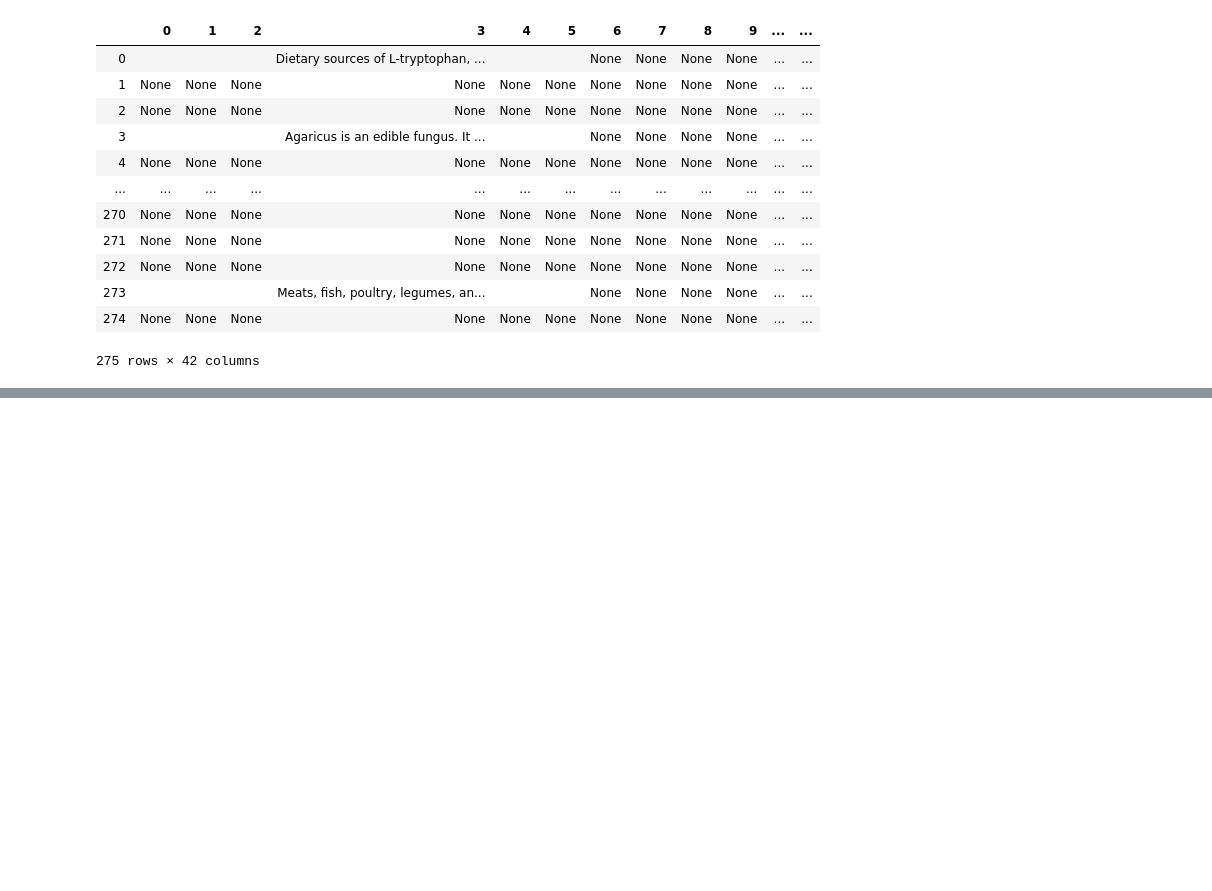
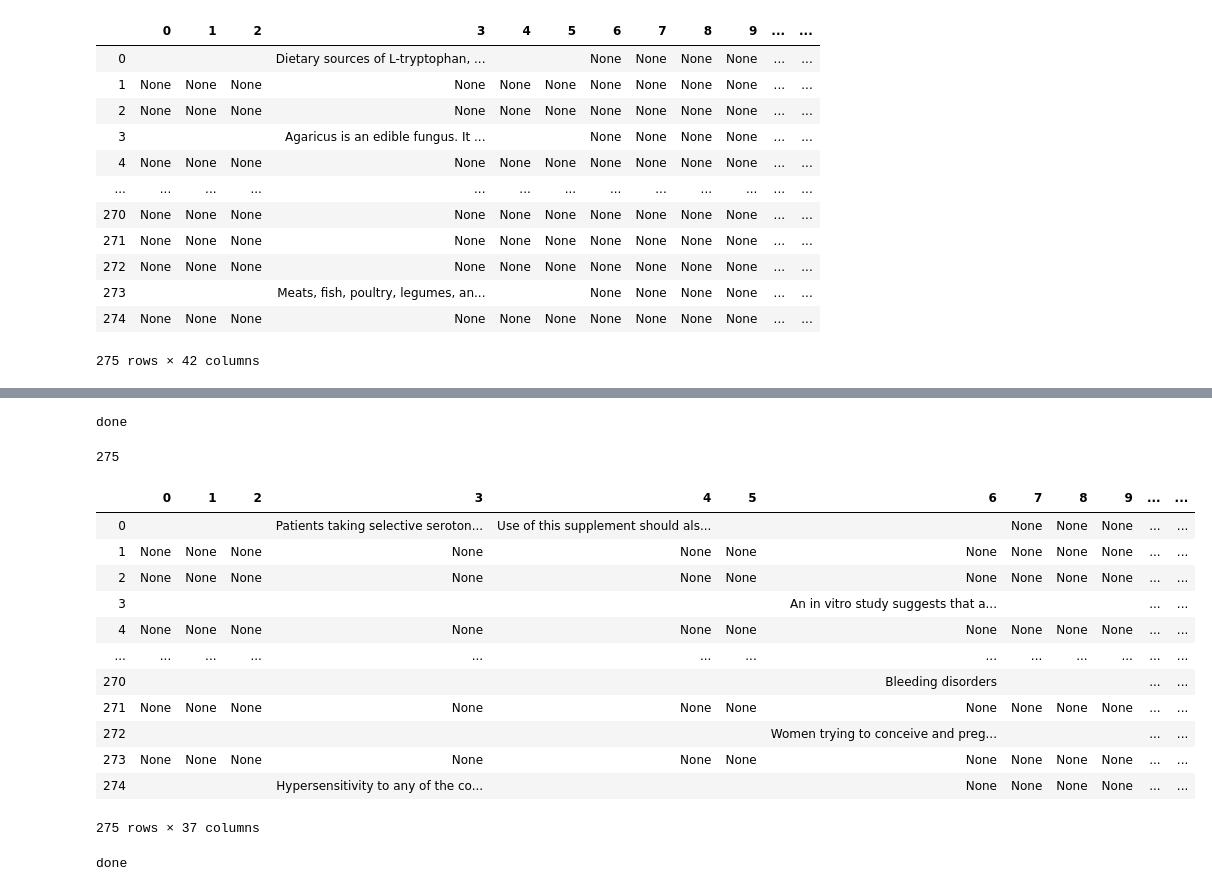
Before and after one commit to yingxuan0806/UROP-OncoRx, a Jupyter notebook: Data/About Herbs/scraper.ipynb, the cells around one changed output, grey strips where cells are left out. Drawn from its saved outputs; the diff is of its cells as text; code cells hidden in the pictures; blank space fills up the shorter version.

```diff
--- a/Data/About Herbs/scraper.ipynb
+++ b/Data/About Herbs/scraper.ipynb
@@ -1104,0 +1176,39 @@ print("done")
+# %%
+# h contraindications
+h_contra = []
+
+for i in range(len(link)):
+    response = requests.get(link[i])
+    data_ = response.text
+    soup = BeautifulSoup(data_, 'lxml')
+    contra = soup.find('div', class_ = """clearfix text-formatted field field-node--field-herb-contraindications field-name-field-herb-contraindications field-type-text-long""")
+    if contra is None:
+        h_contra.append("")
+
+    if contra is not None:
+        contra = contra.text
+        contra = contra.split("\n")
+        h_contra.append(contra)
+
+print("done")
+# %% [output]
+done
+# %%
+print(len(h_contra))
+h_contra_df = pd.DataFrame(h_contra)
+h_contra_df
+# %% [output]
+275
+|  | 0 | 1 | 2 | 3 | 4 | 5 | 6 | 7 | 8 | 9 | ... | ... |
+| 0 |  |  |  | Patients taking selective seroton... | Use of this supplement should als... |  |  | None | None | None | ... | ... |
+| 1 | None | None | None | None | None | None | None | None | None | None | ... | ... |
+| 2 | None | None | None | None | None | None | None | None | None | None | ... | ... |
+| 3 |  |  |  |  |  |  | An in vitro study suggests that a... |  |  |  | ... | ... |
+| 4 | None | None | None | None | None | None | None | None | None | None | ... | ... |
+| ... | ... | ... | ... | ... | ... | ... | ... | ... | ... | ... | ... | ... |
+| 270 |  |  |  |  |  |  | Bleeding disorders |  |  |  | ... | ... |
+| 271 | None | None | None | None | None | None | None | None | None | None | ... | ... |
+| 272 |  |  |  |  |  |  | Women trying to conceive and preg... |  |  |  | ... | ... |
+| 273 | None | None | None | None | None | None | None | None | None | None | ... | ... |
+| 274 |  |  |  | Hypersensitivity to any of the co... |  |  | None | None | None | None | ... | ... |
+275 rows × 37 columns
@@ -1104,0 +1219,20 @@ print("done")
+# %%
+# h adverse reactions
+h_adv_rxn = []
+
+for i in range(len(link)):
+    response = requests.get(link[i])
+    data_ = response.text
+    soup = BeautifulSoup(data_, 'lxml')
+    adv_rxn = soup.find('div', class_ = """clearfix text-formatted field field-node--field-herb-adverse-reactions field-name-field-herb-adverse-reactions field-type-text-long""")
+    if adv_rxn is None:
+        h_adv_rxn.append("")
+
+    if adv_rxn is not None:
+        adv_rxn = adv_rxn.text
+        adv_rxn = adv_rxn.split("\n")
+        h_adv_rxn.append(adv_rxn)
+
+print("done")
+# %% [output]
+done
```
Also changed, not shown: parts of 19 cells of this notebook, 10 other files.
